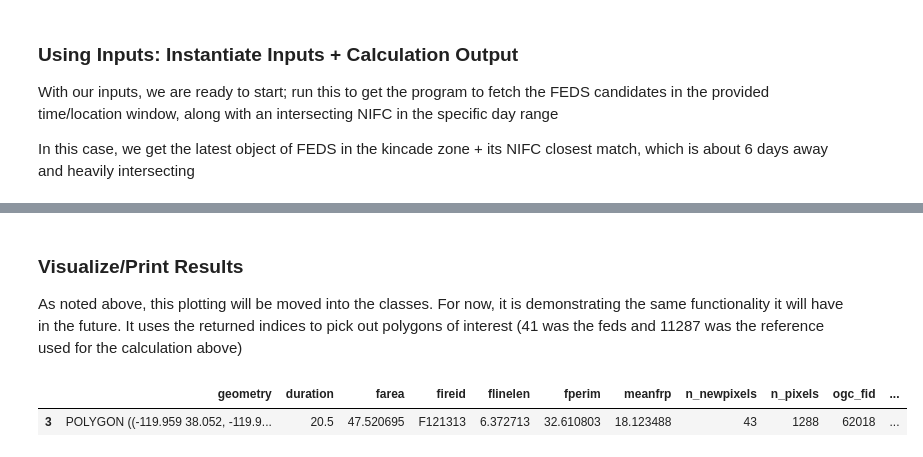
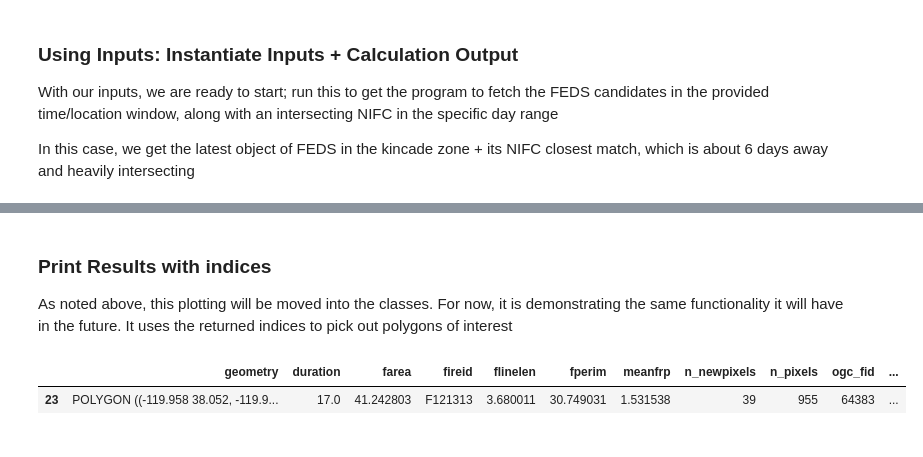
Before and after one commit to ksharonin/feds-benchmarking, a Jupyter notebook: demos/NRT_DEMO.ipynb, the cells around one changed output, grey strips where cells are left out. Cells and saved outputs as stored; diff of their text form; code cells hidden in the pictures.

```diff
--- a/demos/NRT_DEMO.ipynb
+++ b/demos/NRT_DEMO.ipynb
@@ -20,7 +46,7 @@ from Utilities import *
 # START TIME
 year_start = 2023
 month_start = 10
-day_start = 18
+day_start = 10
 hour_start = 0
 minute_start = 0
 second_start = 0
@@ -31,7 +57,7 @@ utc_offset_start = '00:00'
 # END TIME
 year_stop = 2023
 month_stop = 10
-day_stop = 20
+day_stop = 22
 hour_stop = 0
 minute_stop = 0
 second_stop = 0
@@ -43,8 +69,7 @@ utc_offset_stop = '00:00'
 crs = 3857 # 4326
 
 # BBOX FOR SEARCH - [lon, lat, lon, lat]
-# search_bbox = ["-106.8", "24.5", "-72.9", "37.3"] # api demo
-search_bbox = ["-120.303585", "38.350702", "-119.589919", "37.823119"]
+search_bbox = ["-120.17","38.18","-119.67","37.9"]
 
 
 day_search_range = 7 # acceptable distance to search from feds -> reference (e.g. if refernce polygon is 8 days away, it is not included in calculations)
@@ -176,11 +202,11 @@ All measurements in units metre
 # %% [markdown]
-### Visualize/Print Results
+### Print Results with indices
 
-As noted above, this plotting will be moved into the classes. For now, it is demonstrating the same functionality it will have in the future. It uses the returned indices to pick out polygons of interest (41 was the feds and 11287 was the reference used for the calculation above)
+As noted above, this plotting will be moved into the classes. For now, it is demonstrating the same functionality it will have in the future. It uses the returned indices to pick out polygons of interest
 # %%
-feds_kincade = feds_firenrt.polygons[feds_firenrt.polygons['index'] == 3] # <-- thats the index in (41, 11287)!
-feds_kincade.head()
+feds_nrt_match = feds_firenrt.polygons[feds_firenrt.polygons['index'] == 23] # <-- thats the index match
+feds_nrt_match.head()
 # %% [output]
 |  | geometry | duration | farea | fireid | flinelen | fperim | meanfrp | n_newpixels | n_pixels | ogc_fid | ... |
-| 3 | POLYGON ((-119.959 38.052, -119.9... | 20.5 | 47.520695 | F121313 | 6.372713 | 32.610803 | 18.123488 | 43 | 1288 | 62018 | ... |
+| 23 | POLYGON ((-119.958 38.052, -119.9... | 17.0 | 41.242803 | F121313 | 3.680011 | 30.749031 | 1.531538 | 39 | 955 | 64383 | ... |
 # %%
```
Also changed, not shown: parts of 6 cells of this notebook, 9 other files.
